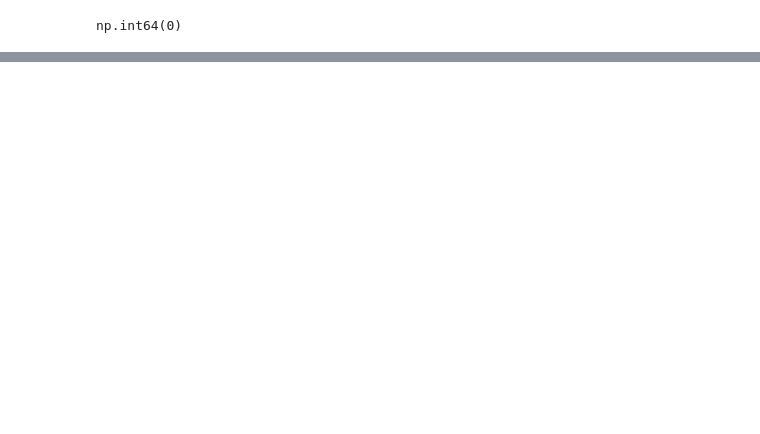
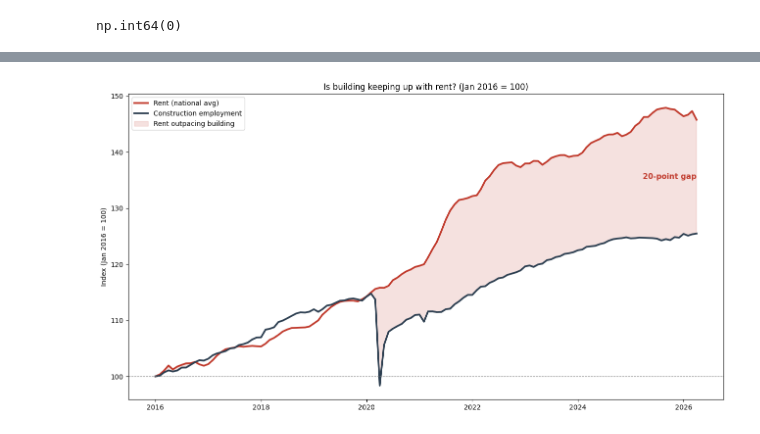
Before and after one commit to Raymay3/Inflation-Project, a Jupyter notebook: cw.ipynb, the cells around one changed output, grey strips where cells are left out. Cells and saved outputs as stored; diff of their text form; code cells hidden in the pictures; blank space fills up the shorter version.

```diff
--- a/cw.ipynb
+++ b/cw.ipynb
@@ -120,0 +396,3 @@ np.int64(0)
+# %%
+regional_index = pd.read_csv('regional_index.csv')
+regional_index.head()
@@ -120,0 +406,37 @@ np.int64(0)
+# %%
+con = top_level_s.loc[top_level_s['CES Industry Title'] == 'Construction', month_columns(top_level_s)]
+con = con.iloc[0].apply(pd.to_numeric, errors='coerce')
+con_idx = con / con['Jan 2016'] * 100
+con_idx.index = pd.to_datetime(con_idx.index, format='%b %Y').to_period('M')
+
+# --- rent: average the 4 regions (already standardized to 100) ---
+reg = regional_index.set_index('Region').T
+reg.index = pd.to_datetime(reg.index).to_period('M')
+rent = reg.mean(axis=1)
+
+# --- align on common months ---
+df = pd.DataFrame({'rent': rent, 'construction': con_idx}).dropna()
+x = df.index.to_timestamp()
+
+fig, ax = plt.subplots(figsize=(13, 7))
+ax.plot(x, df['rent'],         lw=2.6, color='#c0392b', label='Rent (national avg)')
+ax.plot(x, df['construction'], lw=2.6, color='#2c3e50', label='Construction employment')
+
+# shade the gap — rent above construction = supply not keeping up
+ax.fill_between(x, df['construction'], df['rent'],
+                where=df['rent'] >= df['construction'],
+                color='#c0392b', alpha=0.15, label='Rent outpacing building')
+
+ax.axhline(100, color='gray', lw=0.8, ls='--')
+ax.set(title='Is building keeping up with rent? (Jan 2016 = 100)',
+       ylabel='Index (Jan 2016 = 100)')
+ax.legend(fontsize=10, loc='upper left')
+
+last = df.iloc[-1]
+ax.annotate(f"{last['rent'] - last['construction']:.0f}-point gap",
+            xy=(x[-1], (last['rent'] + last['construction']) / 2),
+            fontsize=11, fontweight='bold', color='#c0392b', ha='right', va='center')
+
+plt.tight_layout(); plt.show()
+# %% [output]
+[figure, added]
```
Also changed, not shown: parts of 21 cells of this notebook, 1 other file.
